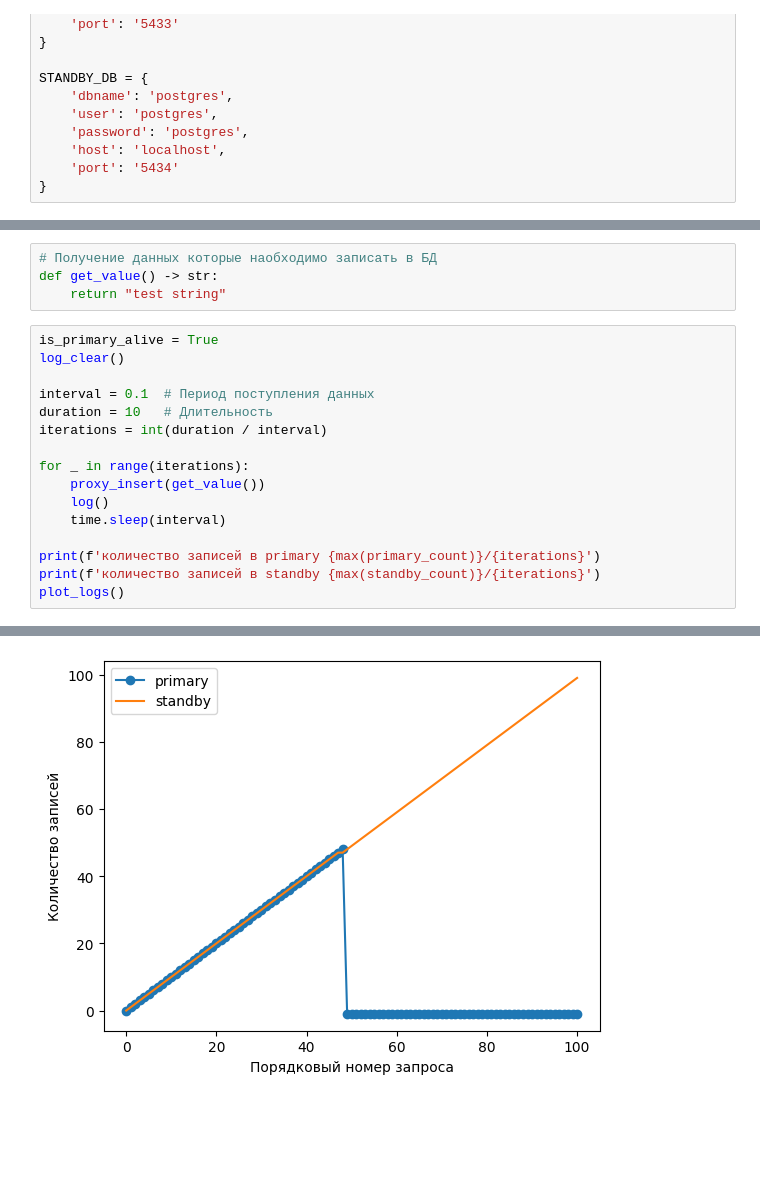
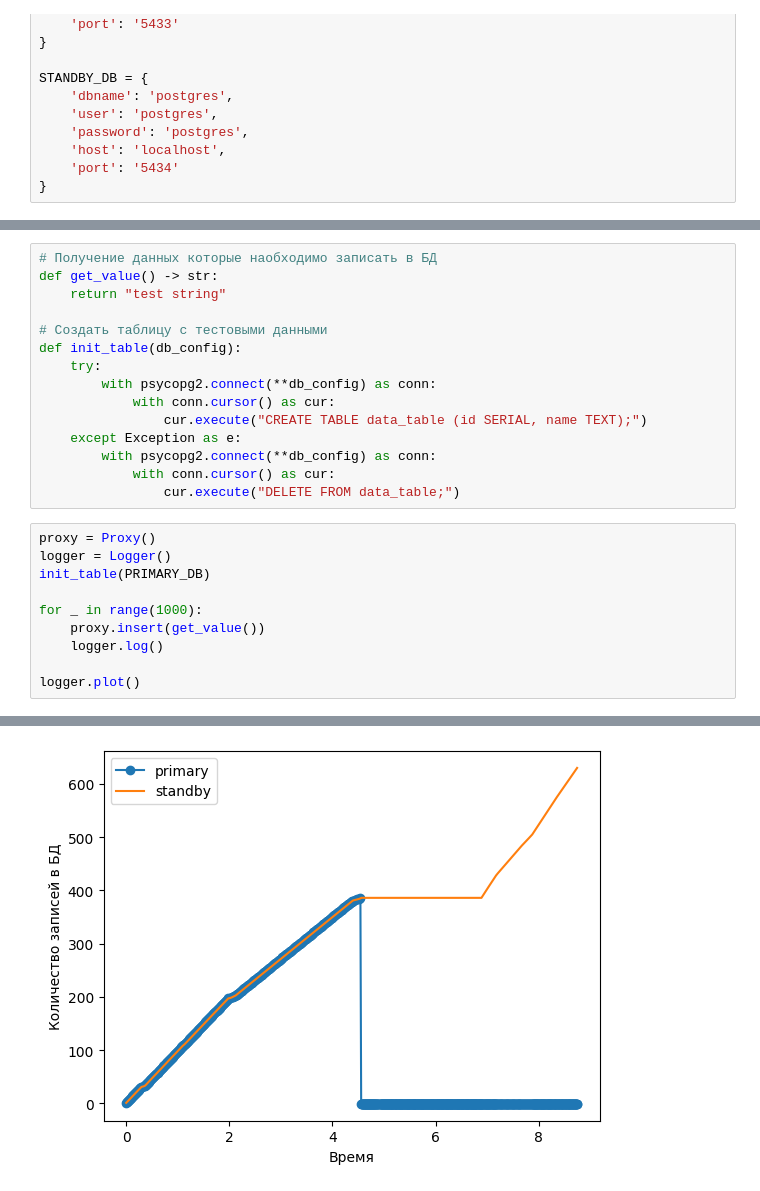
Before and after one commit to martyushevleoned/big-data, a Jupyter notebook: lab3/lab3.ipynb, the cells around one changed output, grey strips where cells are left out. Drawn from its saved outputs; the diff is of its cells as text; blank space fills up the shorter version.

```diff
--- a/lab3/lab3.ipynb
+++ b/lab3/lab3.ipynb
@@ -98,22 +94,27 @@ def raw_insert(db_config, value):
 # Получение данных которые наобходимо записать в БД
 def get_value() -> str:
     return "test string"
+
+# Создать таблицу с тестовыми данными
+def init_table(db_config):
+    try:
+        with psycopg2.connect(**db_config) as conn:
+            with conn.cursor() as cur:
+                cur.execute("CREATE TABLE data_table (id SERIAL, name TEXT);")
+    except Exception as e:
+        with psycopg2.connect(**db_config) as conn:
+            with conn.cursor() as cur:
+                cur.execute("DELETE FROM data_table;")
 # %%
-is_primary_alive = True
-log_clear()
+proxy = Proxy()
+logger = Logger()
+init_table(PRIMARY_DB)
 
-interval = 0.1  # Период поступления данных
-duration = 10   # Длительность
-iterations = int(duration / interval)
+for _ in range(1000):
+    proxy.insert(get_value())
+    logger.log()
 
-for _ in range(iterations):
-    proxy_insert(get_value())
-    log()
-    time.sleep(interval)
-
-print(f'количество записей в primary {max(primary_count)}/{iterations}')
-print(f'количество записей в standby {max(standby_count)}/{iterations}')
-plot_logs()
+logger.plot()
 # %% [output]
 Ошибка при вставке данных: connection to server at "localhost" (127.0.0.1), port 5433 failed: FATAL:  the database system is shutting down
 
@@ -122 +136 @@ plot_logs()
-[figure, old version]
+[figure, new version]
```
Also changed, not shown: parts of 4 cells of this notebook, 3 other files.
